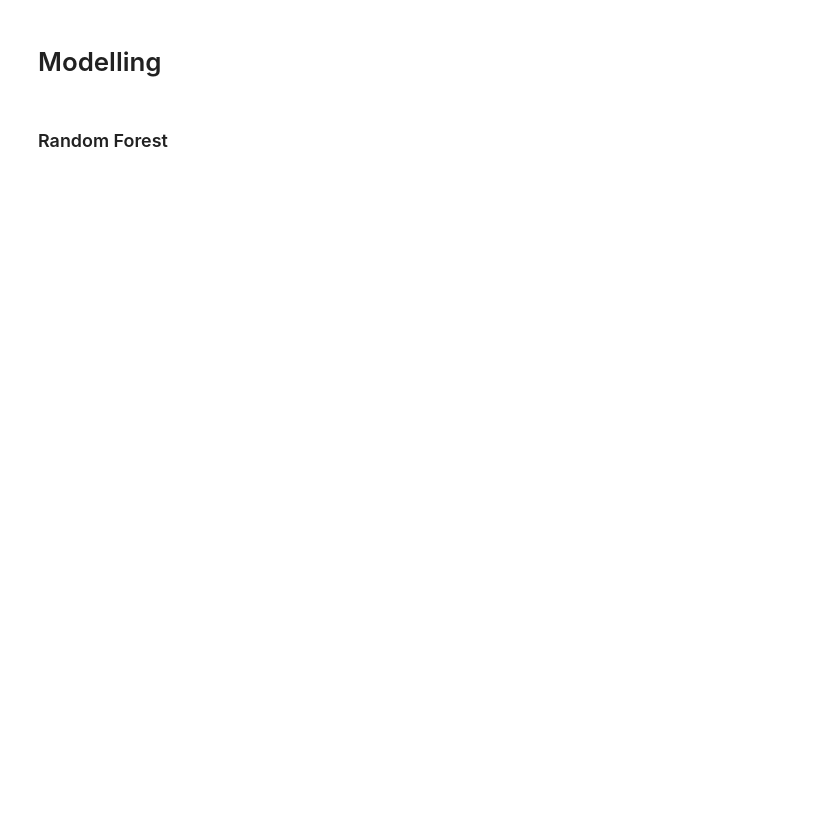
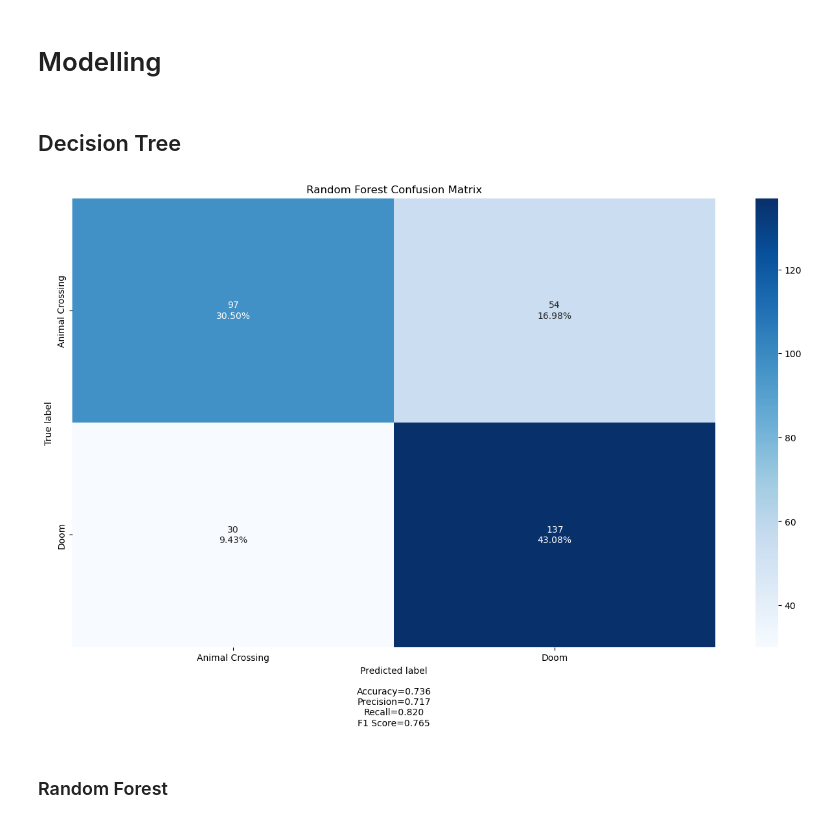
Before and after one commit to TonyJosephD/Image-Classification, a Jupyter notebook: full_model.ipynb, the cells around one changed output. Drawn from its saved outputs; the diff is of its cells as text; code cells hidden in the pictures; blank space fills up the shorter version.

Commit message:
Updated README
Added model selection section to the readme and also included decision tree classifier in full_model.ipynb.

```diff
--- a/full_model.ipynb
+++ b/full_model.ipynb
@@ -247,3 +248,5 @@ y_train = train['subreddit']
 # %%
 x_test = test[['nook','finally','villager','time','oc','villagers','day','like','made','island','marauder','done','tear','rip','one','slayer','eternal','AnimalCrossingWeights', 'DoomWeights']]
 y_test = test['subreddit']
+# %% [markdown]
+## Decision Tree
@@ -250,3 +331,14 @@ y_test = test['subreddit']
+# %%
+DT = DecisionTreeClassifier(criterion="gini",random_state=7).fit(x_train,y_train)
+prediction_DT = DT.predict(x_test)
+
+# Summary of the predictions made by the classifier
+make_confusion_matrix(confusion_matrix(y_test,prediction_DT),
+                     title='Random Forest Confusion Matrix',
+                     categories=['Animal Crossing','Doom'],
+                     figsize=(16,9))
+# %% [output]
+[figure, added]
 # %% [markdown]
 ### Random Forest
 # %%
```
Also changed, not shown: parts of 16 cells of this notebook, 1 other file.
